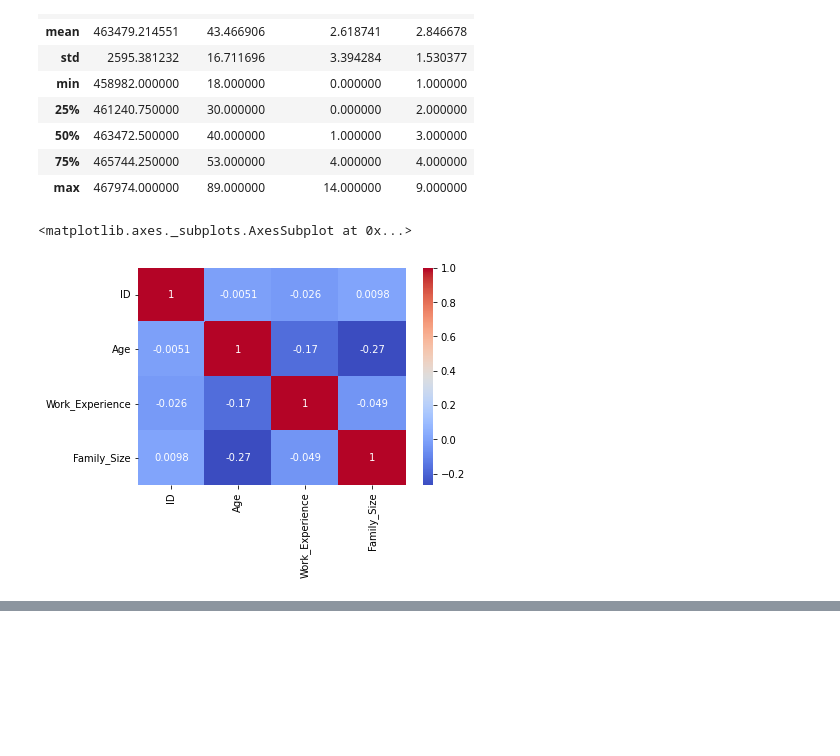
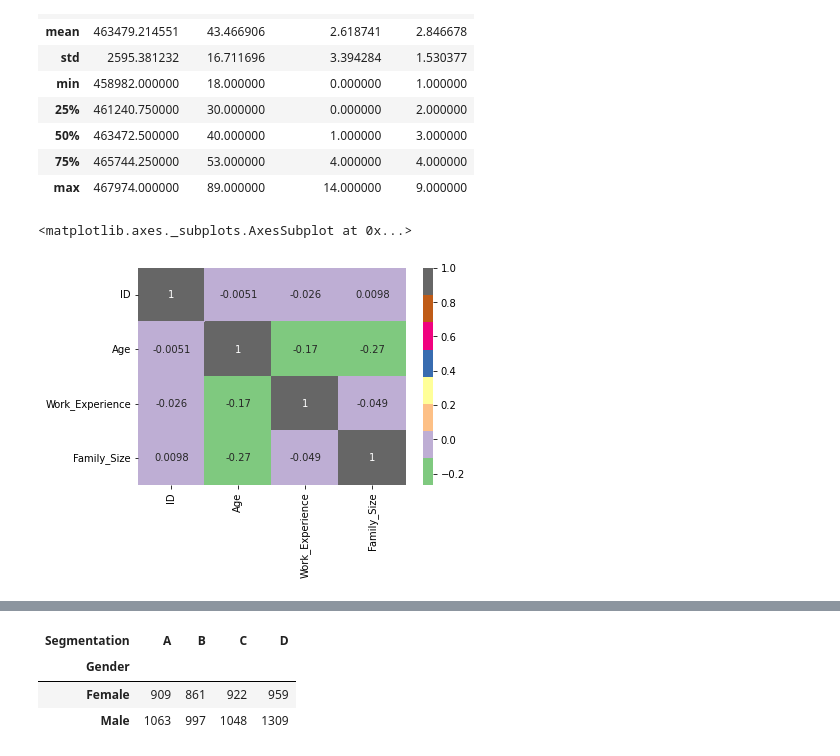
Before and after one commit to AniketKS30/Deep-Learning, a Jupyter notebook: Train_Test.ipynb, the cells around one changed output, grey strips where cells are left out. Cells and saved outputs as stored; diff of their text form; code cells hidden in the pictures; blank space fills up the shorter version.

```diff
--- a/Train_Test.ipynb
+++ b/Train_Test.ipynb
@@ -118,13 +112,13 @@ corr = df.corr()
 # %%
 # Plot the heatmap
 sns.heatmap(corr,
         xticklabels=corr.columns,
         yticklabels=corr.columns,
-        cmap="coolwarmb",
+        cmap="Accent",
         annot= True)
 # %% [output]
 <matplotlib.axes._subplots.AxesSubplot at 0x...>
-[figure, old version]
+[figure, new version]
 # %%
 plot_df = df.groupby('Segmentation')['Segmentation'].agg(['count']).reset_index()
 fig = px.pie(plot_df, values = plot_df['count'], names = plot_df['Segmentation'])
@@ -137,0 +136,7 @@ fig.show()
+# %%
+gender_based
+# %% [output]
+| Segmentation | A | B | C | D |
+| Gender |  |  |  |  |
+| Female | 909 | 861 | 922 | 959 |
+| Male | 1063 | 997 | 1048 | 1309 |
```
Also changed, not shown: parts of 35 cells of this notebook.
